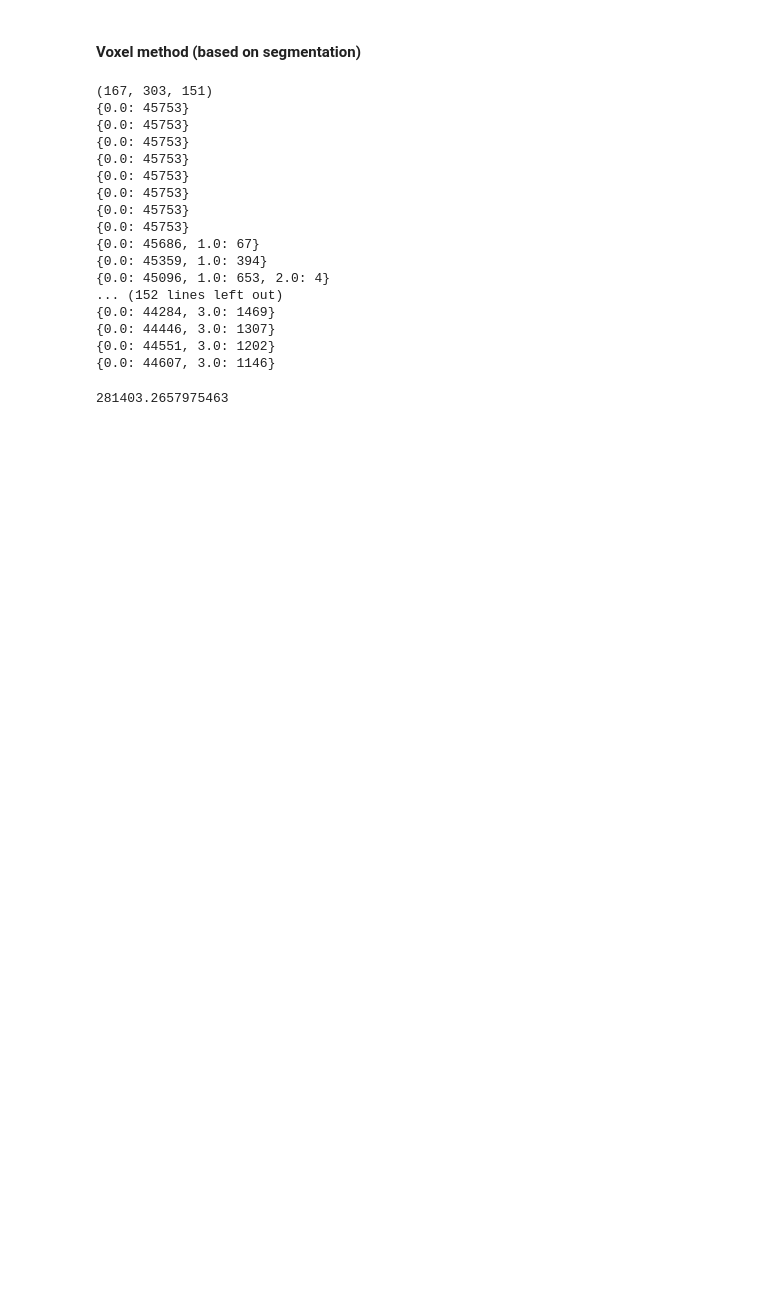
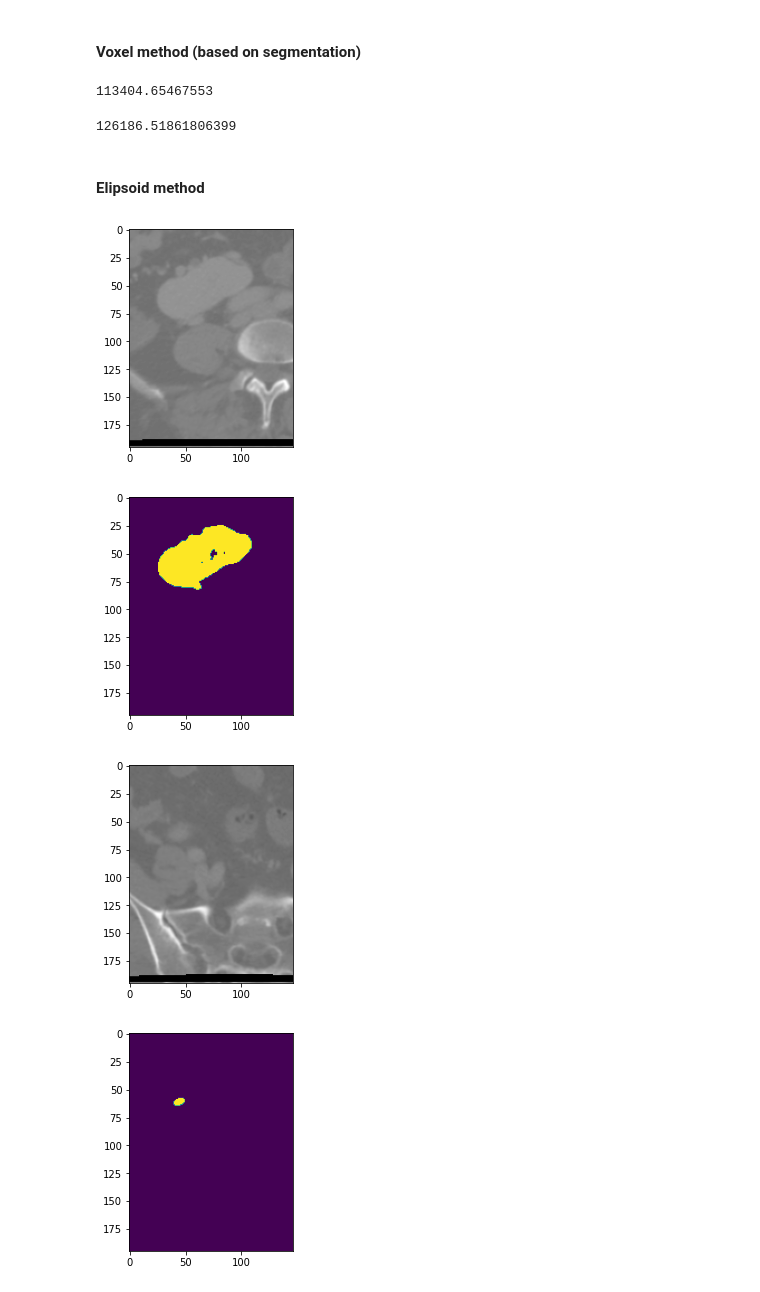
Before and after one commit to wsrtka/kidney_volumetry, a Jupyter notebook: notebooks/methods.ipynb, the cells around one changed output. Cells and saved outputs as stored; diff of their text form; code cells hidden in the pictures; blank space fills up the shorter version.

```diff
--- a/notebooks/methods.ipynb
+++ b/notebooks/methods.ipynb
@@ -69,24 +72,49 @@ def voxels_volume(sitk_image, seg_slices):
 
     volume = voxels * voxel_volume
     return volume
-# %%
-voxels_volume(image_before, left_seg_before)
-# %% [output]
-(167, 303, 151)
-{0.0: 45753}
-{0.0: 45753}
-{0.0: 45753}
-{0.0: 45753}
-{0.0: 45753}
-{0.0: 45753}
-{0.0: 45753}
-{0.0: 45753}
-{0.0: 45686, 1.0: 67}
-{0.0: 45359, 1.0: 394}
-{0.0: 45096, 1.0: 653, 2.0: 4}
-... (152 lines left out)
-{0.0: 44284, 3.0: 1469}
-{0.0: 44446, 3.0: 1307}
-{0.0: 44551, 3.0: 1202}
-{0.0: 44607, 3.0: 1146}
-281403.2657975463
+# %%
+voxels_volume(image_after, left_seg_after)
+# %% [output]
+113404.65467553
+# %%
+voxels_volume(image_after, right_seg_after)
+# %% [output]
+126186.51861806399
+# %% [markdown]
+#### Elipsoid method
+# %%
+max_idx = None
+first_idx = 158
+last_idx = 0
+max_counts = 0
+
+for idx, seg_slice in enumerate(left_seg_after):
+    mask = seg_slice == 1
+    _, counts = np.unique(mask, return_counts=True)
+    if len(counts) > 1 and counts[1] > max_counts:
+        max_counts = counts[1]
+        max_idx = idx
+        if idx < first_idx:
+            first_idx = idx
+        if idx > max_idx:
+            last_idx = idx
+
+plt.imshow(left_after[max_idx, :, :], cmap='gray')
+plt.show()
+plt.imshow(left_seg_after[max_idx, :, :] == 1)
+plt.show()
+
+plt.imshow(left_after[first_idx, :, :], cmap='gray')
+plt.show()
+plt.imshow(left_seg_after[first_idx, :, :] == 1)
+plt.show()
+
+plt.imshow(left_after[last_idx, :, :], cmap='gray')
+plt.show()
+plt.imshow(left_seg_after[last_idx, :, :] == 1)
+plt.show()
+# %% [output]
+[figure, added]
+[figure, added]
+[figure, added]
+[figure, added]
```
Also changed, not shown: parts of 9 cells of this notebook.
